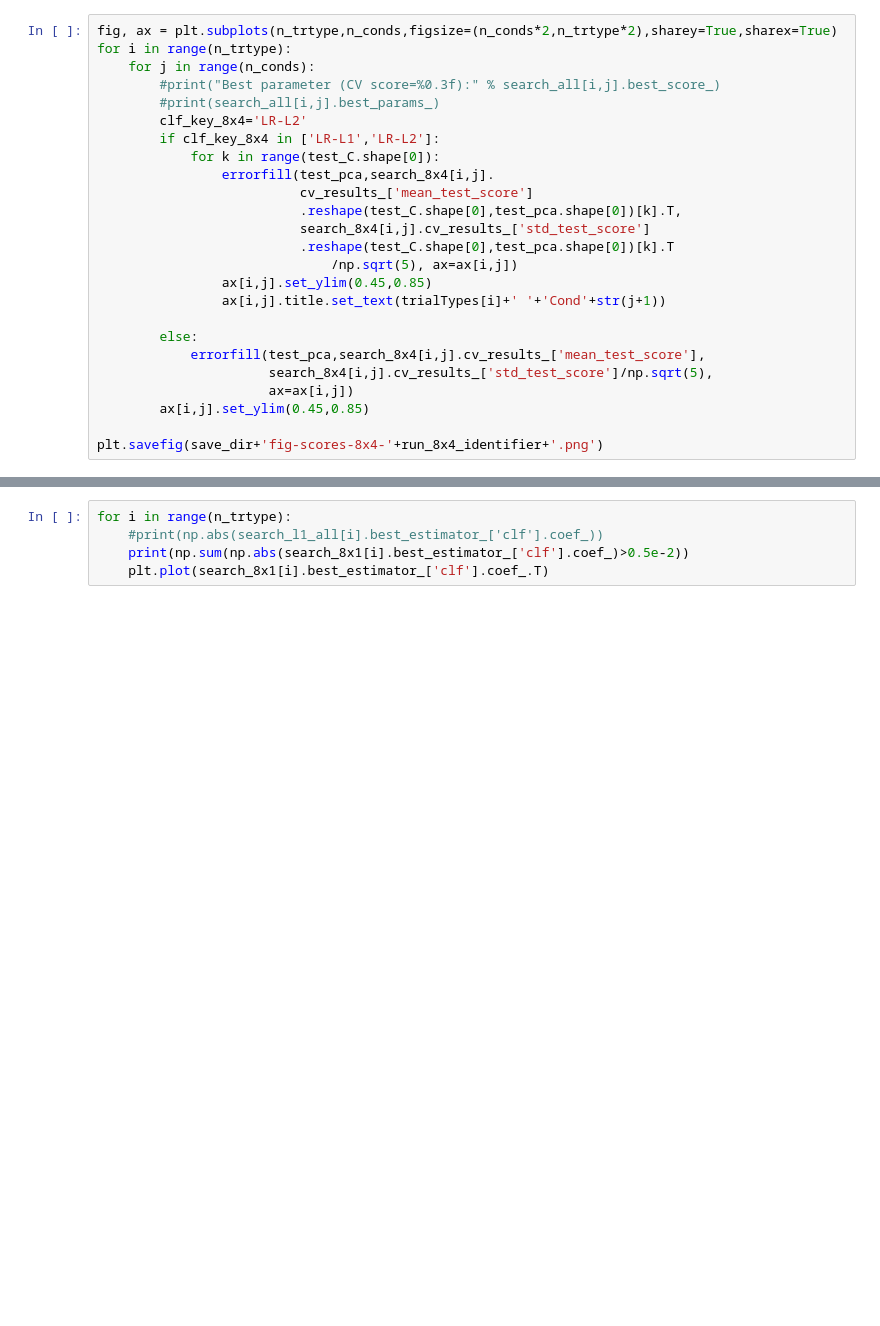
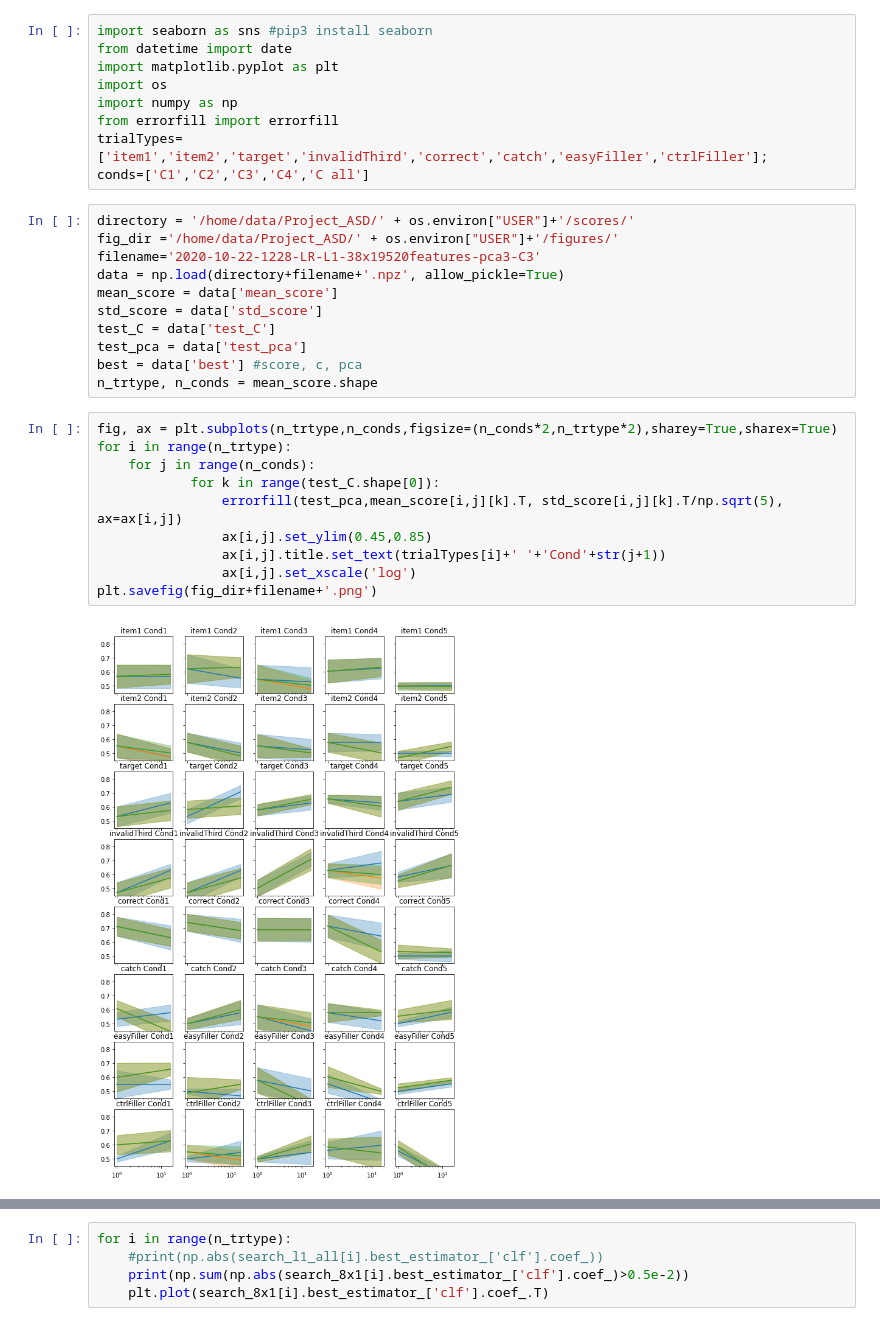
Before and after one commit to seydareisli/ML-Autism-Prediction, a Jupyter notebook: codes-organized/4_plot-classification-scores.ipynb, the cells around one changed output, grey strips where cells are left out. Drawn from its saved outputs; the diff is of its cells as text; blank space fills up the shorter version.

Commit message:
so many work including single trial analyses and condition decoding

```diff
--- a/codes-organized/4_plot-classification-scores.ipynb
+++ b/codes-organized/4_plot-classification-scores.ipynb
@@ -62,25 +5,32 @@ plt.savefig(save_dir+'heatmap-best-c-'+run_identifier+'.png')
+# %%
+import seaborn as sns #pip3 install seaborn
+from datetime import date
+import matplotlib.pyplot as plt
+import os
+import numpy as np
+from errorfill import errorfill
+trialTypes=['item1','item2','target','invalidThird','correct','catch','easyFiller','ctrlFiller'];
+conds=['C1','C2','C3','C4','C all']
+# %%
+directory = '/home/data/Project_ASD/' + os.environ["USER"]+'/scores/'
+fig_dir ='/home/data/Project_ASD/' + os.environ["USER"]+'/figures/'
+filename='2020-10-22-1228-LR-L1-38x19520features-pca3-C3'
+data = np.load(directory+filename+'.npz', allow_pickle=True)
+mean_score = data['mean_score']
+std_score = data['std_score']
+test_C = data['test_C']
+test_pca = data['test_pca']
+best = data['best'] #score, c, pca
+n_trtype, n_conds = mean_score.shape
 # %%
 fig, ax = plt.subplots(n_trtype,n_conds,figsize=(n_conds*2,n_trtype*2),sharey=True,sharex=True)
 for i in range(n_trtype):
     for j in range(n_conds):
-        #print("Best parameter (CV score=%0.3f):" % search_all[i,j].best_score_)
-        #print(search_all[i,j].best_params_)
-        clf_key_8x4='LR-L2'
-        if clf_key_8x4 in ['LR-L1','LR-L2']:
             for k in range(test_C.shape[0]):
-                errorfill(test_pca,search_8x4[i,j].
-                          cv_results_['mean_test_score']
-                          .reshape(test_C.shape[0],test_pca.shape[0])[k].T,
-                          search_8x4[i,j].cv_results_['std_test_score']
-                          .reshape(test_C.shape[0],test_pca.shape[0])[k].T
-                              /np.sqrt(5), ax=ax[i,j])
+                errorfill(test_pca,mean_score[i,j][k].T, std_score[i,j][k].T/np.sqrt(5), ax=ax[i,j])
                 ax[i,j].set_ylim(0.45,0.85)
                 ax[i,j].title.set_text(trialTypes[i]+' '+'Cond'+str(j+1))
-
-        else:
-            errorfill(test_pca,search_8x4[i,j].cv_results_['mean_test_score'],
-                      search_8x4[i,j].cv_results_['std_test_score']/np.sqrt(5),
-                      ax=ax[i,j])
-        ax[i,j].set_ylim(0.45,0.85)
-
-plt.savefig(save_dir+'fig-scores-8x4-'+run_8x4_identifier+'.png')
+                ax[i,j].set_xscale('log')
+plt.savefig(fig_dir+filename+'.png')
+# %% [output]
+[figure, added]
```
Also changed, not shown: parts of 7 cells of this notebook, 9 other files.
